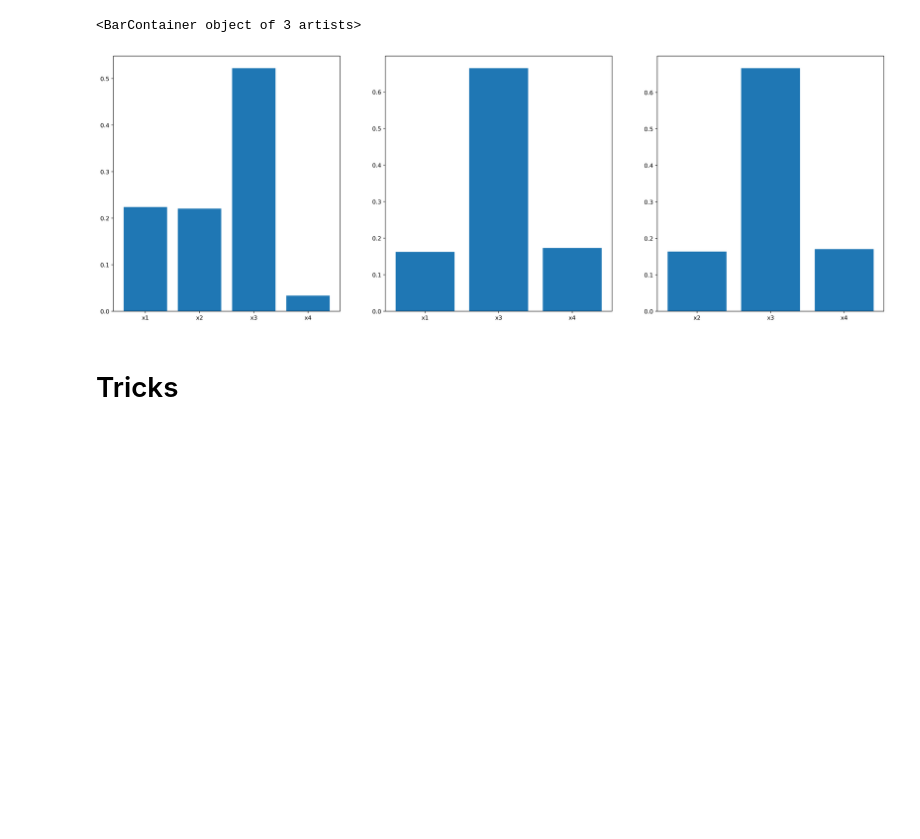
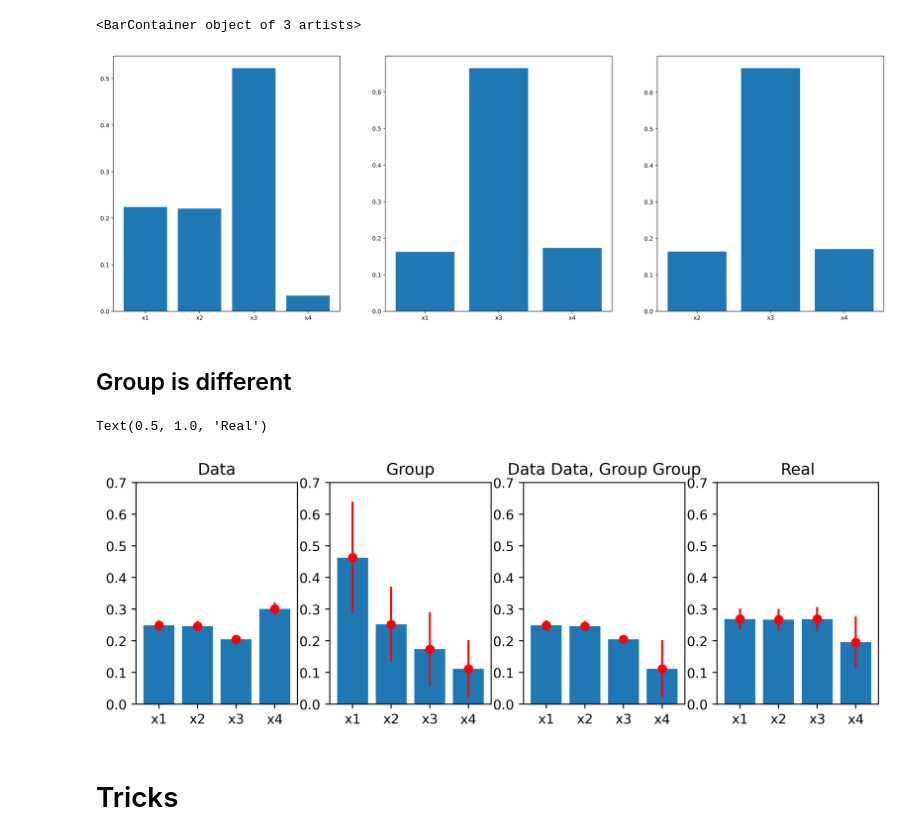
Before and after one commit to astro-jingtao/my_statistical_inference, a Jupyter notebook: tree_based_model/random_forest_basic.ipynb, the cells around one changed output. Cells and saved outputs as stored; diff of their text form; code cells hidden in the pictures; blank space fills up the shorter version.

Commit message:
false alarm caused by noise

```diff
--- a/tree_based_model/random_forest_basic.ipynb
+++ b/tree_based_model/random_forest_basic.ipynb
@@ -239,3 +311,5 @@ plt.bar(['x2', 'x3', 'x4'], regr2.feature_importances_)
 # %% [output]
 <BarContainer object of 3 artists>
 [figure]
+# %% [markdown]
+## Group is different
@@ -241,0 +349,19 @@ plt.bar(['x2', 'x3', 'x4'], regr2.feature_importances_)
+# %%
+all_importance_gb = []
+all_score_gb = []
+
+for _ in range(100):
+
+    idx_group = np.random.choice(np.unique(group), 8, replace=False)
+
+    idx = np.random.choice(X[idx_group].shape[0], int(X[idx_group].shape[0] * 1.0), replace=False)
+
+    X_train, X_test, y_train, y_test = train_test_split(X[idx_group][idx],
+                                                        y[idx_group][idx],
+                                                        test_size=0.2)
+
+    regr = RandomForestRegressor_ex()
+    regr.fit(X_train, y_train)
+
+    all_importance_gb.append(regr.feature_importances_)
+    all_score_gb.append(regr.score(X_test, y_test))
@@ -242,3 +396,61 @@ plt.bar(['x2', 'x3', 'x4'], regr2.feature_importances_)
+# %%
+plt.figure(figsize=(10, 3), dpi=400)
+
+plt.subplot(141)
+plt.bar([f'x{i}' for i in range(1, 5)], np.mean(all_importance, axis=0))
+# errorbar
+plt.errorbar([f'x{i}' for i in range(1, 5)],
+             np.mean(all_importance, axis=0),
+             np.std(all_importance, axis=0),
+             fmt='o',
+             color='red')
+plt.ylim(0, 0.7)
+plt.title('Data')
+
+# gb
+plt.subplot(142)
+plt.bar([f'x{i}' for i in range(1, 5)], np.mean(all_importance_gb, axis=0))
+plt.errorbar([f'x{i}' for i in range(1, 5)],
+             np.mean(all_importance_gb, axis=0),
+             np.std(all_importance_gb, axis=0),
+             fmt='o',
+             color='red')
+plt.ylim(0, 0.7)
+plt.title('Group')
+
+_mean = np.concatenate([
+    np.mean(all_importance, axis=0)[:-1],
+    np.mean(all_importance_gb, axis=0)[-1:]
+])
+
+_std = np.concatenate([
+    np.std(all_importance, axis=0)[:-1],
+    np.std(all_importance_gb, axis=0)[-1:]
+])
+
+plt.subplot(143)
+plt.bar([f'x{i}' for i in range(1, 5)], _mean)
+plt.errorbar([f'x{i}' for i in range(1, 5)],
+             _mean,
+             _std,
+             fmt='o',
+             color='red')
+plt.ylim(0, 0.7)
+plt.title('Data Data, Group Group')
+
+plt.subplot(144)
+plt.bar([f'x{i}' for i in range(1, 5)], np.mean(all_importance_real, axis=0))
+# errorbar
+plt.errorbar([f'x{i}' for i in range(1, 5)],
+             np.mean(all_importance_real, axis=0),
+             np.std(all_importance_real, axis=0),
+             fmt='o',
+             color='red')
+plt.ylim(0, 0.7)
+plt.title('Real')
+# %% [output]
+Text(0.5, 1.0, 'Real')
+[figure, added]
 # %% [markdown]
 # Tricks
 # %% [markdown]
```
Also changed, not shown: parts of 10 cells of this notebook, 4 other files.
